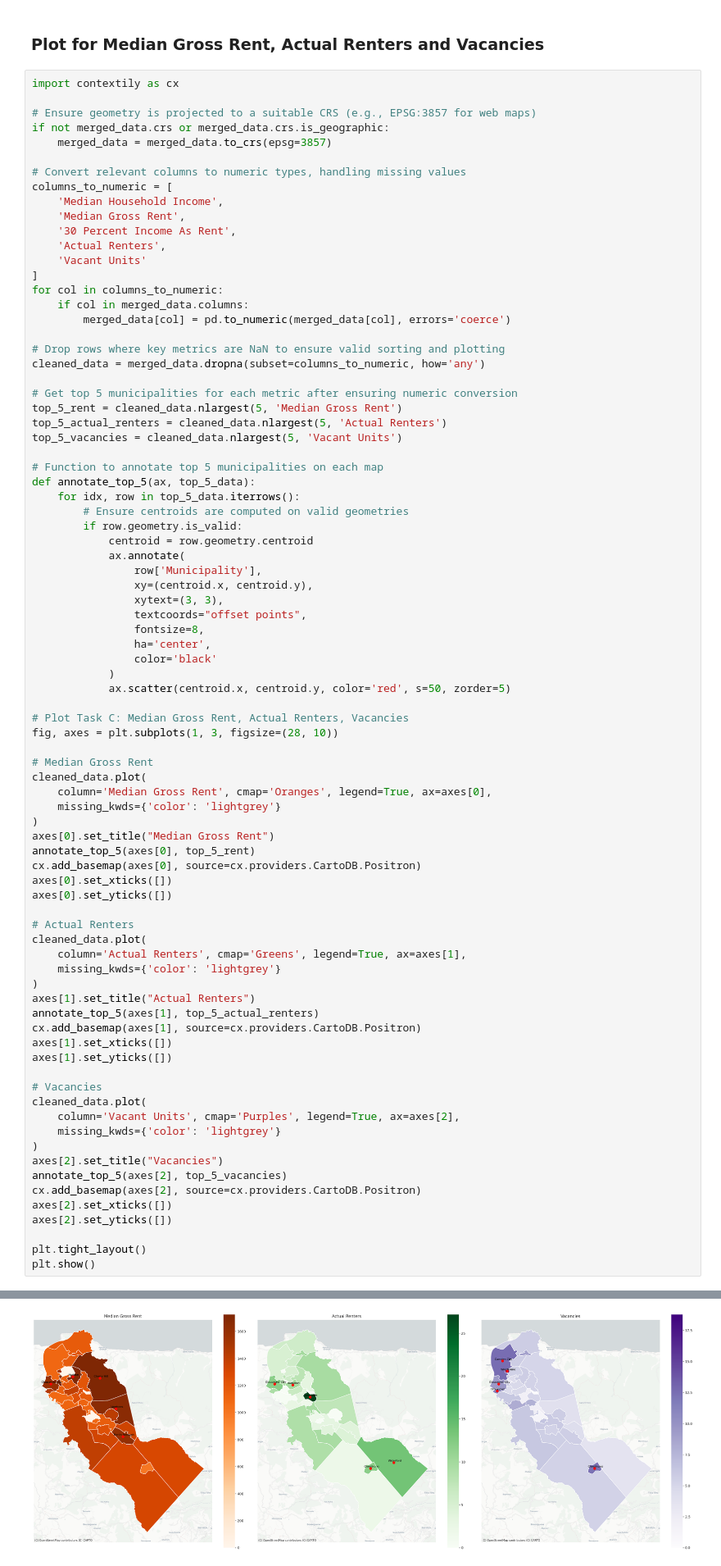
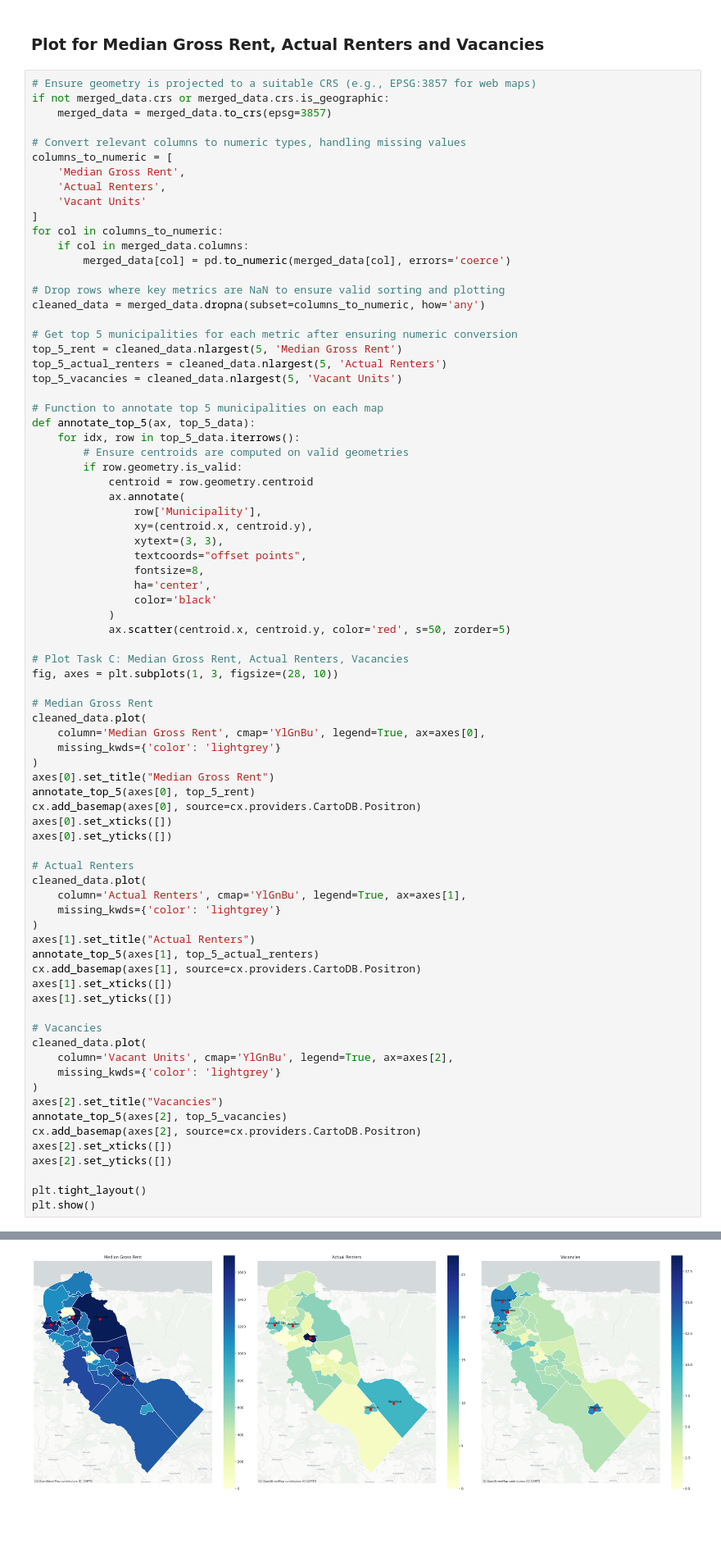
Before and after one commit to Funmiadebajo/GIS, a Jupyter notebook: PS4.ipynb, the cells around one changed output, grey strips where cells are left out. Shown at 82% size. Drawn from its saved outputs; the diff is of its cells as text; blank space fills up the shorter version.

```diff
--- a/PS4.ipynb
+++ b/PS4.ipynb
@@ -557,17 +588,13 @@ Index(['FID', 'COUSUBNS', 'GEOID', 'Municipality', 'CLASSFP', 'FUNCSTAT',
 # %% [markdown]
 ### **Plot for Median Gross Rent, Actual Renters and Vacancies**
 # %%
-import contextily as cx
-
 # Ensure geometry is projected to a suitable CRS (e.g., EPSG:3857 for web maps)
 if not merged_data.crs or merged_data.crs.is_geographic:
     merged_data = merged_data.to_crs(epsg=3857)
 
 # Convert relevant columns to numeric types, handling missing values
 columns_to_numeric = [
-    'Median Household Income',
     'Median Gross Rent',
-    '30 Percent Income As Rent',
     'Actual Renters',
     'Vacant Units'
 ]
@@ -605,7 +632,7 @@ fig, axes = plt.subplots(1, 3, figsize=(28, 10))
 
 # Median Gross Rent
 cleaned_data.plot(
-    column='Median Gross Rent', cmap='Oranges', legend=True, ax=axes[0],
+    column='Median Gross Rent', cmap='YlGnBu', legend=True, ax=axes[0],
     missing_kwds={'color': 'lightgrey'}
 )
 axes[0].set_title("Median Gross Rent")
@@ -616,42 +643,42 @@ axes[0].set_yticks([])
 
 # Actual Renters
 cleaned_data.plot(
-    column='Actual Renters', cmap='Greens', legend=True, ax=axes[1],
+    column='Actual Renters', cmap='YlGnBu', legend=True, ax=axes[1],
     missing_kwds={'color': 'lightgrey'}
 )
 axes[1].set_title("Actual Renters")
 annotate_top_5(axes[1], top_5_actual_renters)
 cx.add_basemap(axes[1], source=cx.providers.CartoDB.Positron)
 axes[1].set_xticks([])
 axes[1].set_yticks([])
 
 # Vacancies
 cleaned_data.plot(
-    column='Vacant Units', cmap='Purples', legend=True, ax=axes[2],
+    column='Vacant Units', cmap='YlGnBu', legend=True, ax=axes[2],
     missing_kwds={'color': 'lightgrey'}
 )
 axes[2].set_title("Vacancies")
 annotate_top_5(axes[2], top_5_vacancies)
 cx.add_basemap(axes[2], source=cx.providers.CartoDB.Positron)
 axes[2].set_xticks([])
 axes[2].set_yticks([])
 
 plt.tight_layout()
 plt.show()
 # %% [output]
 <Axes: >
 Text(0.5, 1.0, 'Median Gross Rent')
 []
 []
 <Axes: >
 Text(0.5, 1.0, 'Actual Renters')
 []
 []
 <Axes: >
 Text(0.5, 1.0, 'Vacancies')
 []
 []
-[figure, old version]
+[figure, new version]
 # %%
 # Ensure geometry is projected to a suitable CRS (e.g., EPSG:3857 for web maps)
 if not merged_data.crs or merged_data.crs.is_geographic:
```
Also changed, not shown: parts of 29 cells of this notebook.
